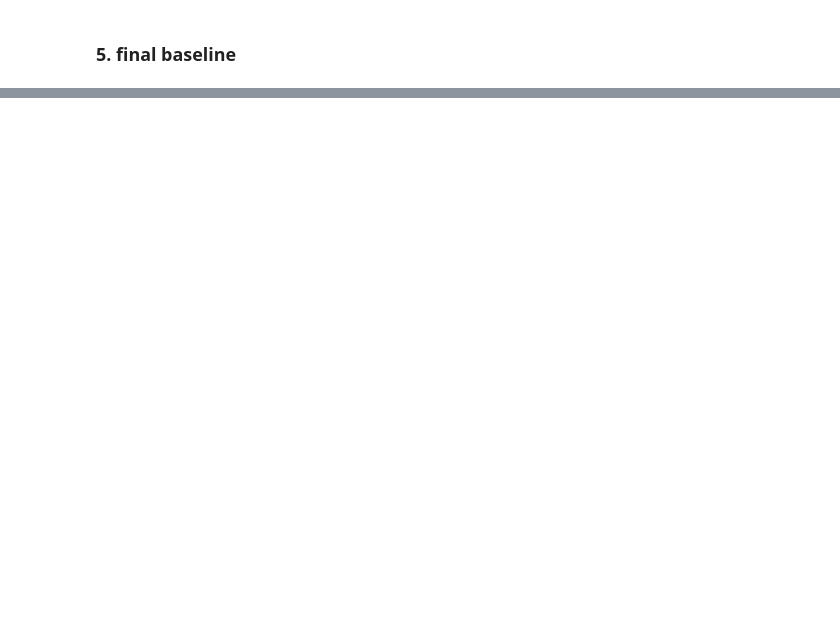
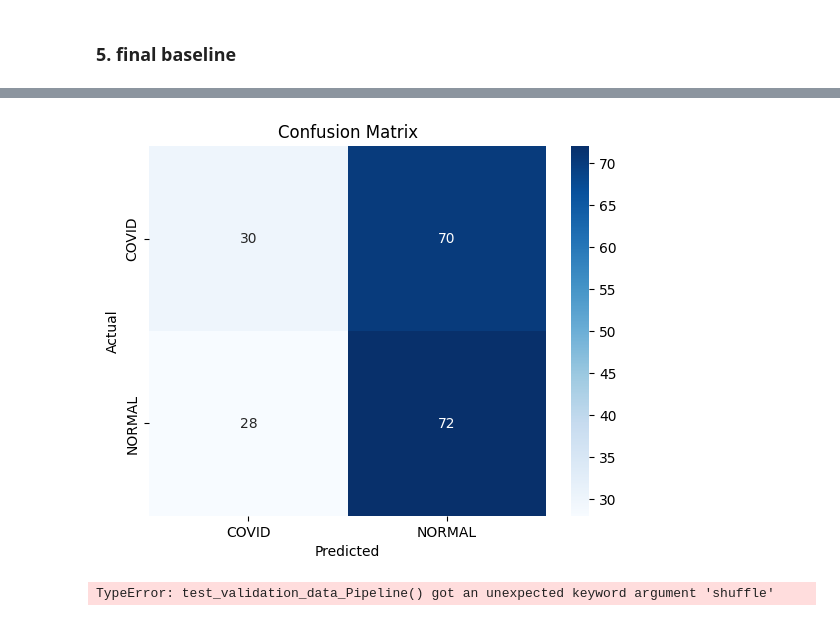
Before and after one commit to marcinjedrych/Project-AI, a Jupyter notebook: baseline.ipynb, the cells around one changed output, grey strips where cells are left out. Cells and saved outputs as stored; diff of their text form; code cells hidden in the pictures; blank space fills up the shorter version.

```diff
--- a/baseline.ipynb
+++ b/baseline.ipynb
@@ -397,0 +309,10 @@ Test Accuracy: 0.5050
+# %%
+# Save the model to disk and load it back
+final_model.save('covid_xray_model.keras')  # Save the model
+loaded_model = tf.keras.models.load_model('covid_xray_model.keras')  # Load the model
+
+# model evaluation, print performance metrics
+test_data_gen = test_validation_data_Pipeline(batch_size, img_size, train_dir, test_dir)
+loss, accuracy = loaded_model.evaluate(test_data_gen)
+print(f"Test Loss: {loss:.4f}")
+print(f"Test Accuracy: {accuracy:.4f}")
@@ -397,0 +325,8 @@ Test Accuracy: 0.5050
+# %%
+# confusion matrix
+y_true = test_data_gen.classes
+y_pred_probs = final_model.predict(test_data_gen)
+y_pred = (y_pred_probs > 0.5).astype(int).flatten()
+
+plot_confusion_matrix(y_true, y_pred, test_data_gen)
+# %% [output]
@@ -398,3 +334,40 @@ Test Accuracy: 0.5050
+[figure, added]
+# %%
+# Plot a few samples from the test dataset without normalization with evaluation (after normalization)
+
+# Get batch and process
+## normalized
+test_data_gen_normalized  = test_validation_data_Pipeline(batch_size, img_size, test_dir, shuffle = False)
+y_pred_probs = final_model.predict(test_data_gen)
+y_pred = (y_pred_probs > 0.5).astype(int).flatten()
+sample_images_normalized, sample_labels_normalized  = next(test_data_gen_normalized)
+
+## non-normalized
+test_data_gen_non_normalized = test_data_Pipeline_non_normalized(batch_size, img_size, test_dir)
+sample_images_non_normalized, sample_labels_non_normalized =  next(test_data_gen_non_normalized)
+
+class_names = list(test_data_gen.class_indices.keys())
+
+plt.figure(figsize=(15, 6))
+for i in range(5):
+    plt.subplot(2, 5, i+1)
+    plt.imshow(sample_images_non_normalized[i], cmap='gray')
+
+    plt.subplot(2, 5, i+6)
+    plt.imshow(sample_images_normalized[i], cmap='gray')
+
+
+
+# plt.figure(figsize=(15, 6))
+# for i, (img, label, pred) in enumerate(zip(sample_images_non_normalized[:5], sample_labels_non_normalized[:5], y_pred[:5])):
+#     plt.subplot(2, 5, i+1)
+#     plt.imshow(img, cmap='gray')
+#     plt.title(f"Original Label: {class_names[int(label)]}\nPredicted Label: {class_names[pred]}"), plt.axis('off')
+
+# plt.tight_layout()
+# plt.show()
+# %% [output]
+TypeError: test_validation_data_Pipeline() got an unexpected keyword argument 'shuffle'
 # %%
 # Plot a few samples from the test dataset without normalization vs. after normalization
 
```
Also changed, not shown: parts of 12 cells of this notebook, 5 other files.
